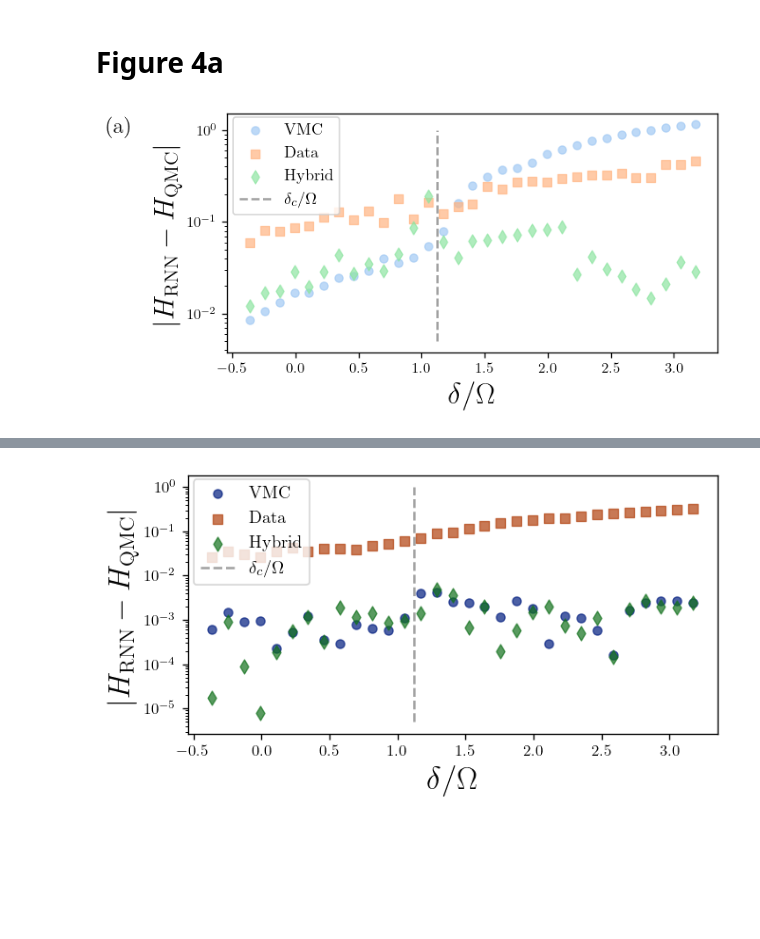
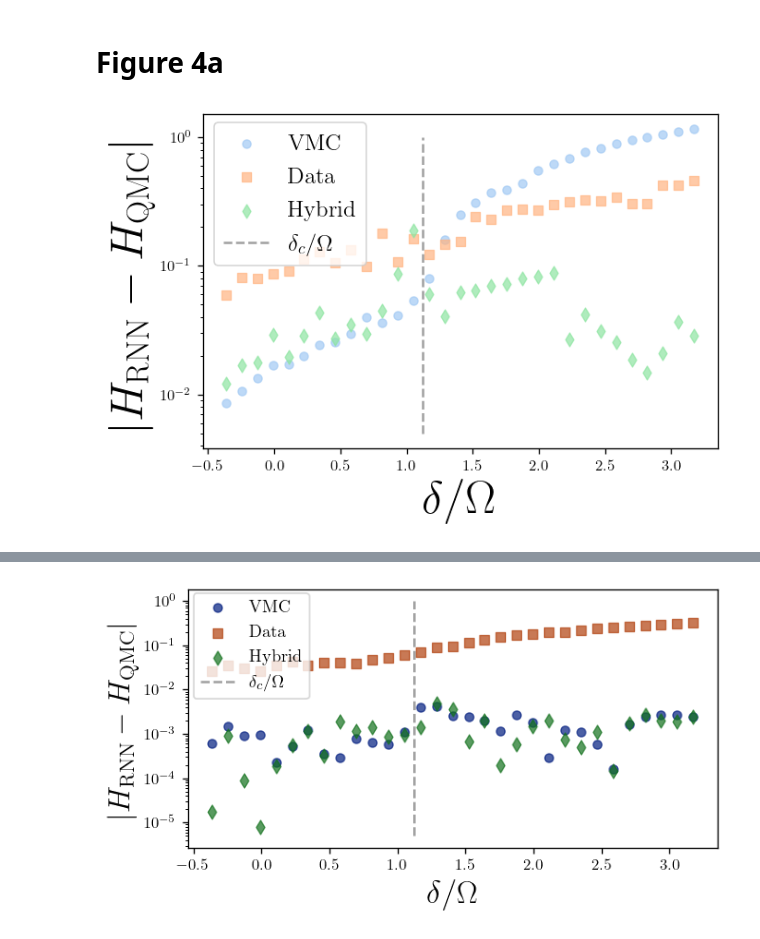
Before and after one commit to mschuylermoss/DataEnhancedVMC, a Jupyter notebook: KZ_sims/Figures/Figure4(ab).ipynb, the cells around one changed output, grey strips where cells are left out. Saved outputs shown, nothing was run; the diff lists cells and outputs as text; code cells hidden in the pictures; blank space fills up the shorter version.

Commit message:
update final figures

```diff
--- a/KZ_sims/Figures/Figure4(ab).ipynb
+++ b/KZ_sims/Figures/Figure4(ab).ipynb
@@ -67,18 +75,18 @@ for delta_ in deltas:
 # %%
 plt.rcParams.update({"text.usetex":True,"font.family": "Helvetica"})
 
-fig = plt.figure(1,figsize=(6,3), dpi=120, facecolor='w', edgecolor='k')
+fig = plt.figure(1,figsize=(6,4), dpi=120, facecolor='w', edgecolor='k')
 colors1 = sns.color_palette('pastel')
 
 plt.scatter(deltas/4.24,abs(vmces1-energies),marker = 'o',color=colors1[0],s=30,alpha=0.7,linewidths=0.8,edgecolors=colors1[0],label="VMC")
 plt.scatter(deltas/4.24,abs(dataes1-energies),marker = 's',color=colors1[1],s=30,alpha=0.7,linewidths=0.8,edgecolors=colors1[1],label="Data")
 plt.scatter(deltas/4.24,abs(hyes1-energies),marker = 'd',color=colors1[2],s=40,alpha=0.7,linewidths=0.8,edgecolors=colors1[2],label="Hybrid")
 plt.vlines(4.765/4.24,0.005,1,linestyle='--',color='grey',alpha=0.75,label ='$\\delta_c/\\Omega$')
-plt.legend(loc='center', bbox_to_anchor=(0.12, 0.78),fontsize=11)
-plt.text(-1.5, 0.95, "(a)",fontsize=15)
-plt.ylabel('$|H_{\mathrm{RNN}} - H_{\mathrm{QMC}}|$',fontsize=19)
-plt.xlabel('$\\delta/\\Omega$',fontsize=20)
+plt.legend(loc='center', bbox_to_anchor=(0.17, 0.76),fontsize=15)
+# plt.text(-1.5, 0.95, "(a)",fontsize=15)
+plt.ylabel('$|H_{\mathrm{RNN}} - H_{\mathrm{QMC}}|$',fontsize=30)
+plt.xlabel('$\\delta/\\Omega$',fontsize=30)
 plt.yscale('log')
 plt.show()
 # %% [output]
-[figure, old version]
+[figure, new version]
```
Also changed, not shown: parts of 4 cells of this notebook, 2 other files.
